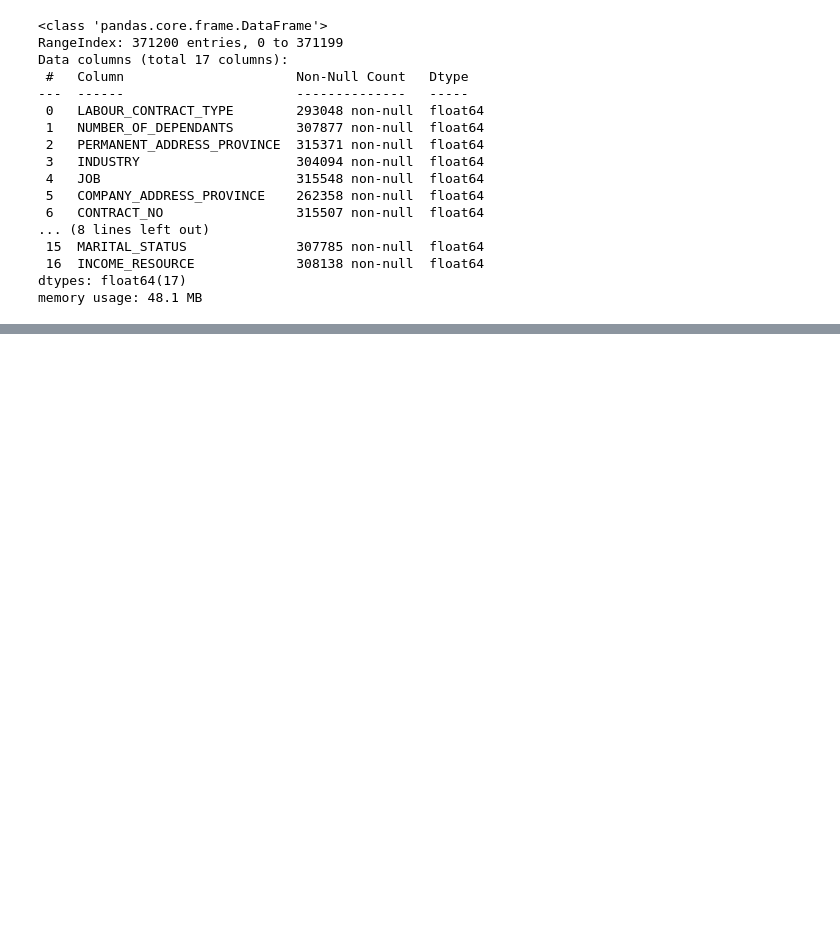
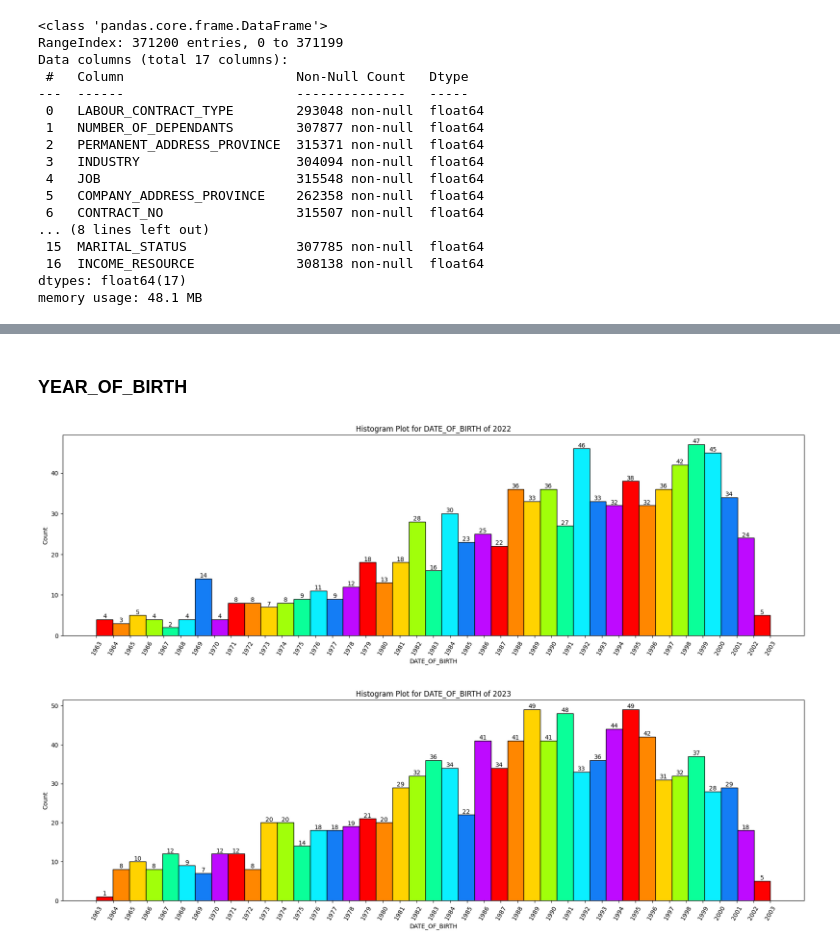
Before and after one commit to huynguyentuank22/RBAC_2024, a Jupyter notebook: main.ipynb, the cells around one changed output, grey strips where cells are left out. Drawn from its saved outputs; the diff is of its cells as text; code cells hidden in the pictures; blank space fills up the shorter version.

```diff
--- a/main.ipynb
+++ b/main.ipynb
@@ -52,0 +95,3 @@ memory usage: 48.1 MB
+# %%
+loan_origin.dropna(inplace=True)
+loan_origin.info()
@@ -52,0 +116,3 @@ memory usage: 48.1 MB
+# %%
+demographic.dropna(inplace=True)
+demographic.info()
@@ -52,0 +137,3 @@ memory usage: 48.1 MB
+# %%
+merged_df = pd.merge(demographic, loan_origin, on='CONTRACT_NO', how='inner')
+merged_df
@@ -52,0 +158,6 @@ memory usage: 48.1 MB
+# %%
+merged_df['YEAR'] = [x.split('-')[0] for x in merged_df['DISBURSEMENT_DATE']]
+merged_2022 = merged_df[merged_df['YEAR'] == '2022']
+merged_2022.Name = 2022
+merged_2023 = merged_df[merged_df['YEAR'] == '2023']
+merged_2023.Name = 2023
@@ -52,0 +249,8 @@ memory usage: 48.1 MB
+# %% [markdown]
+### YEAR_OF_BIRTH
+# %%
+hist_plot(merged_2022, 'DATE_OF_BIRTH', colors)
+hist_plot(merged_2023, 'DATE_OF_BIRTH', colors)
+# %% [output]
+[figure, added]
+[figure, added]
```
Also changed, not shown: parts of 16 cells of this notebook, 1 other file.
